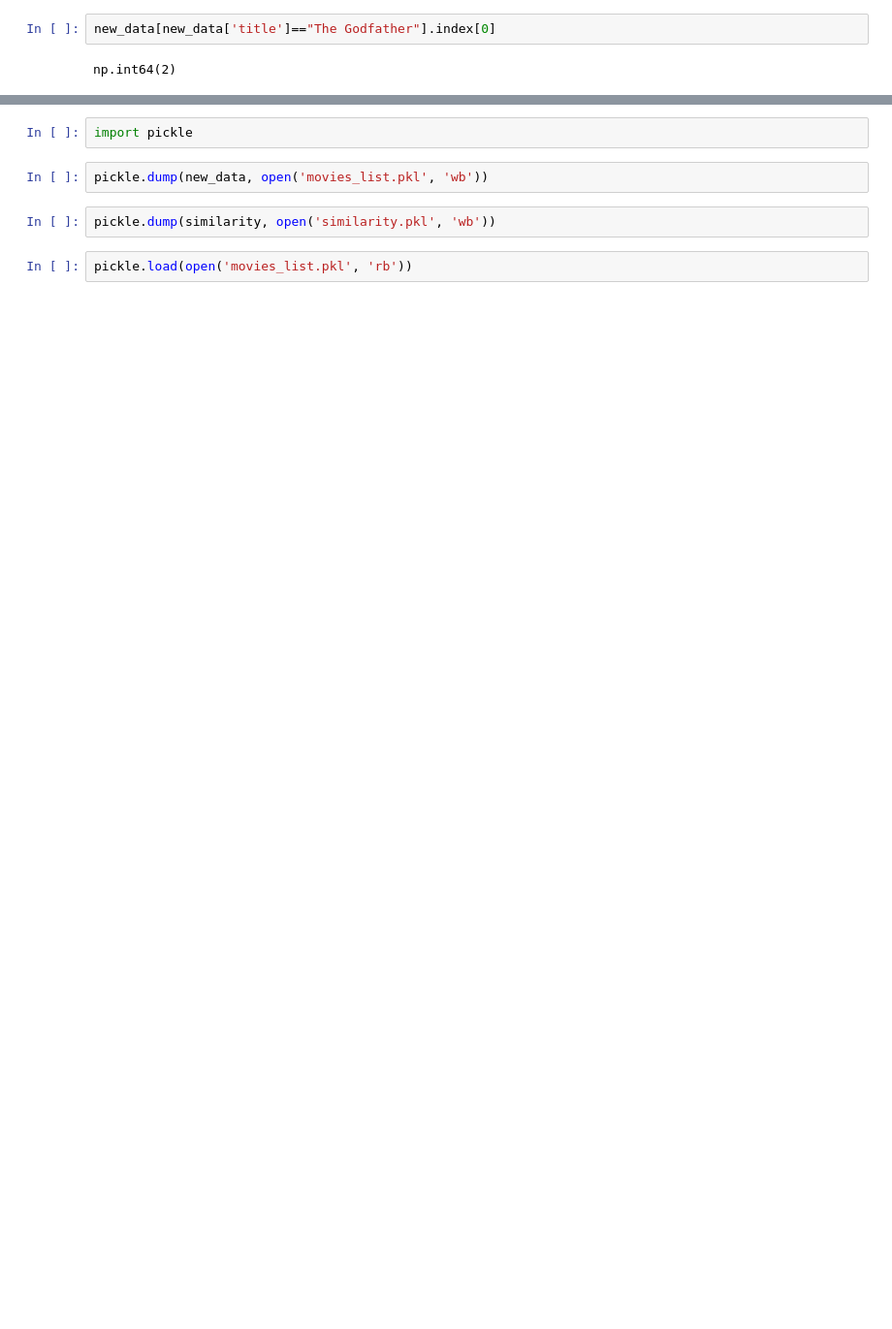
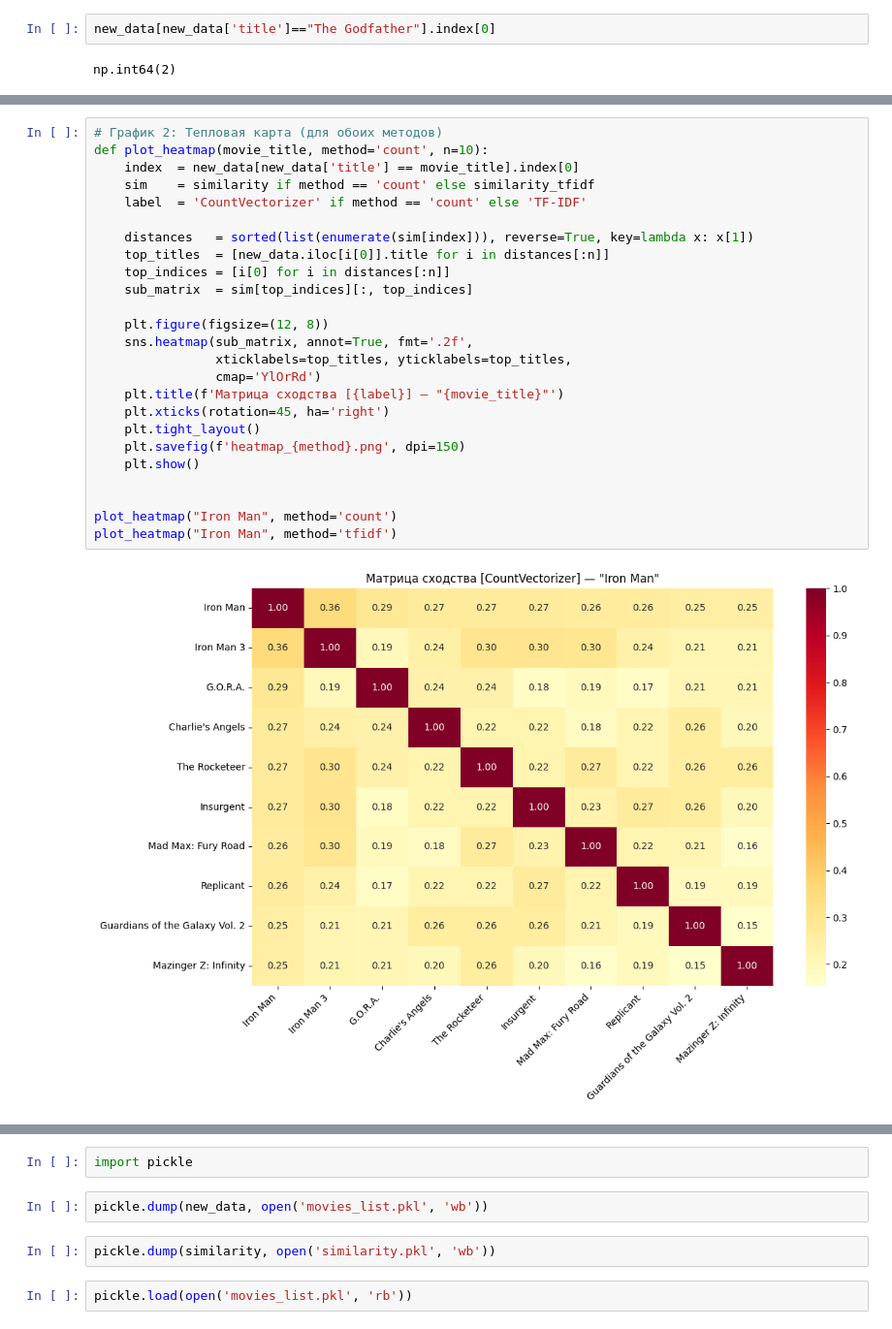
Before and after one commit to limona77/movie-recommender, a Jupyter notebook: backend/Main.ipynb, the cells around one changed output, grey strips where cells are left out. Shown at 97% size. Saved outputs shown, nothing was run; the diff lists cells and outputs as text; blank space fills up the shorter version.

```diff
--- a/backend/Main.ipynb
+++ b/backend/Main.ipynb
@@ -186,0 +313,27 @@ Star Wars: Episode III - Revenge of the Sith
+# %%
+# График 2: Тепловая карта (для обоих методов)
+def plot_heatmap(movie_title, method='count', n=10):
+    index  = new_data[new_data['title'] == movie_title].index[0]
+    sim    = similarity if method == 'count' else similarity_tfidf
+    label  = 'CountVectorizer' if method == 'count' else 'TF-IDF'
+
+    distances   = sorted(list(enumerate(sim[index])), reverse=True, key=lambda x: x[1])
+    top_titles  = [new_data.iloc[i[0]].title for i in distances[:n]]
+    top_indices = [i[0] for i in distances[:n]]
+    sub_matrix  = sim[top_indices][:, top_indices]
+
+    plt.figure(figsize=(12, 8))
+    sns.heatmap(sub_matrix, annot=True, fmt='.2f',
+                xticklabels=top_titles, yticklabels=top_titles,
+                cmap='YlOrRd')
+    plt.title(f'Матрица сходства [{label}] — "{movie_title}"')
+    plt.xticks(rotation=45, ha='right')
+    plt.tight_layout()
+    plt.savefig(f'heatmap_{method}.png', dpi=150)
+    plt.show()
+
+
+plot_heatmap("Iron Man", method='count')
+plot_heatmap("Iron Man", method='tfidf')
+# %% [output]
+[figure, added]
```
Also changed, not shown: parts of 16 cells of this notebook, 6 other files.
